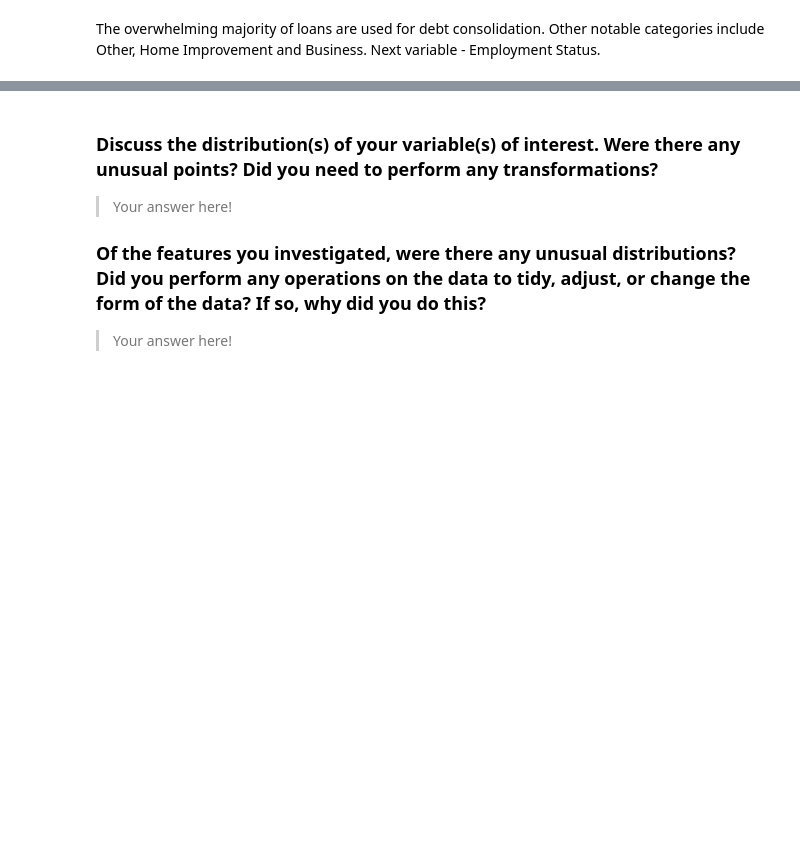
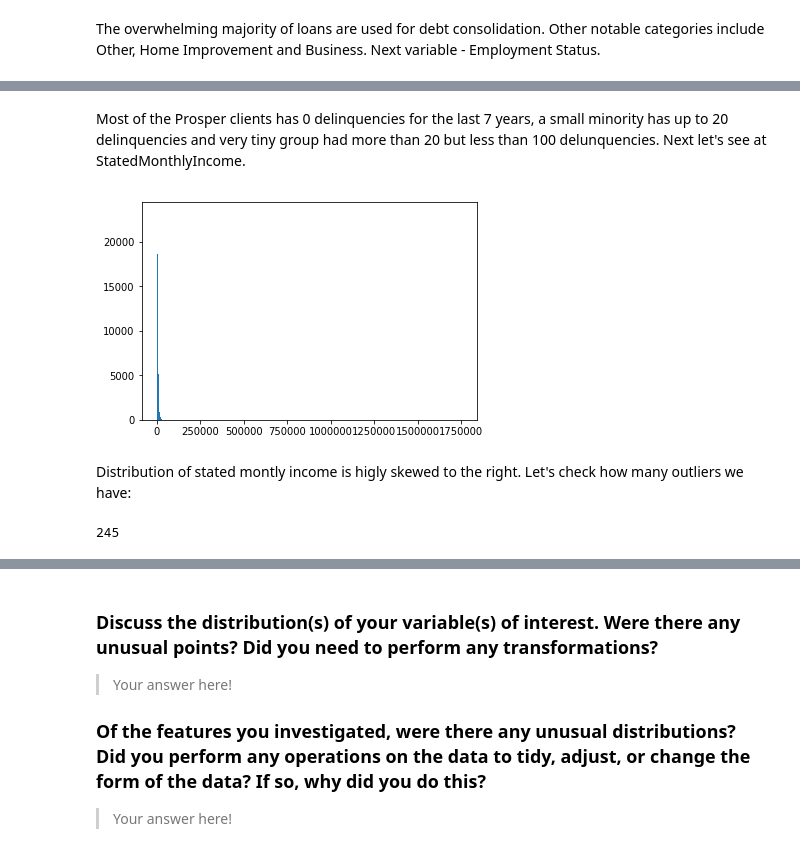
Before and after one commit to Askanio234/Communicate-Data-Findings, a Jupyter notebook: exploration.ipynb, the cells around one changed output, grey strips where cells are left out. Cells and saved outputs as stored; diff of their text form; code cells hidden in the pictures; blank space fills up the shorter version.

```diff
--- a/exploration.ipynb
+++ b/exploration.ipynb
@@ -221,0 +243,15 @@ The overwhelming majority of loans are used for debt consolidation. Other notabl
+# %% [markdown]
+Most of the Prosper clients has 0 delinquencies for the last 7 years, a small minority has up to 20 delinquencies and very tiny group had more than 20 but less than 100 delunquencies. Next let's see at StatedMonthlyIncome.
+# %%
+plt.hist(data=target_df, x='StatedMonthlyIncome', bins=1000);
+# %% [output]
+[figure, added]
+# %% [markdown]
+Distribution of stated montly income is higly skewed to the right. Let's check how many outliers we have:
+# %%
+income_std = target_df['StatedMonthlyIncome'].std()
+income_mean = target_df['StatedMonthlyIncome'].mean()
+boundary = income_mean + income_std * 3
+len(target_df[target_df['StatedMonthlyIncome'] >= boundary])
+# %% [output]
+245
```
Also changed, not shown: parts of 28 cells of this notebook.
